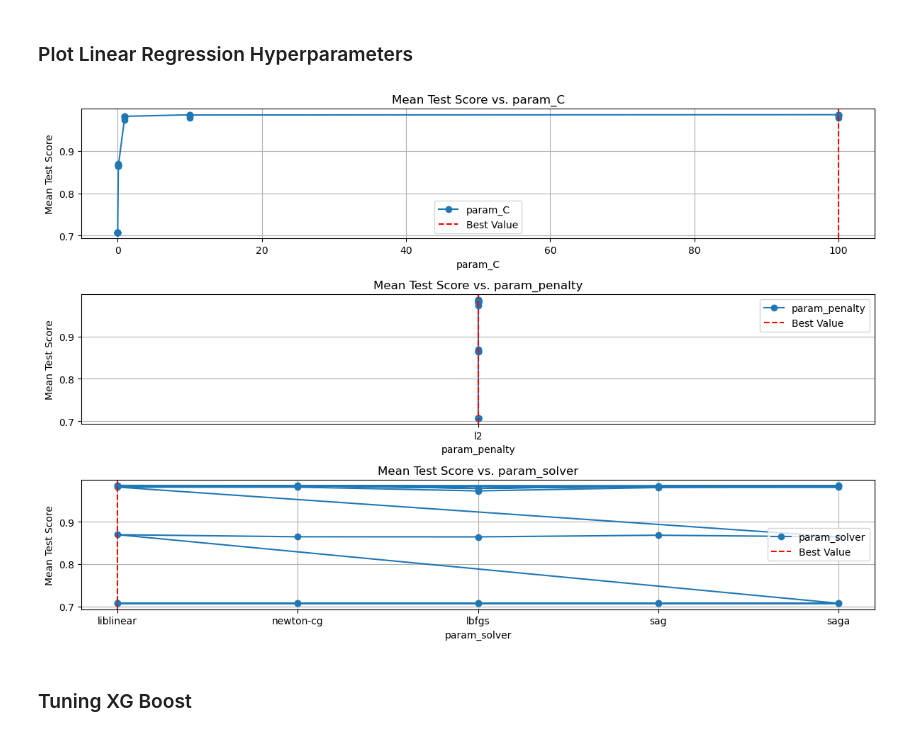
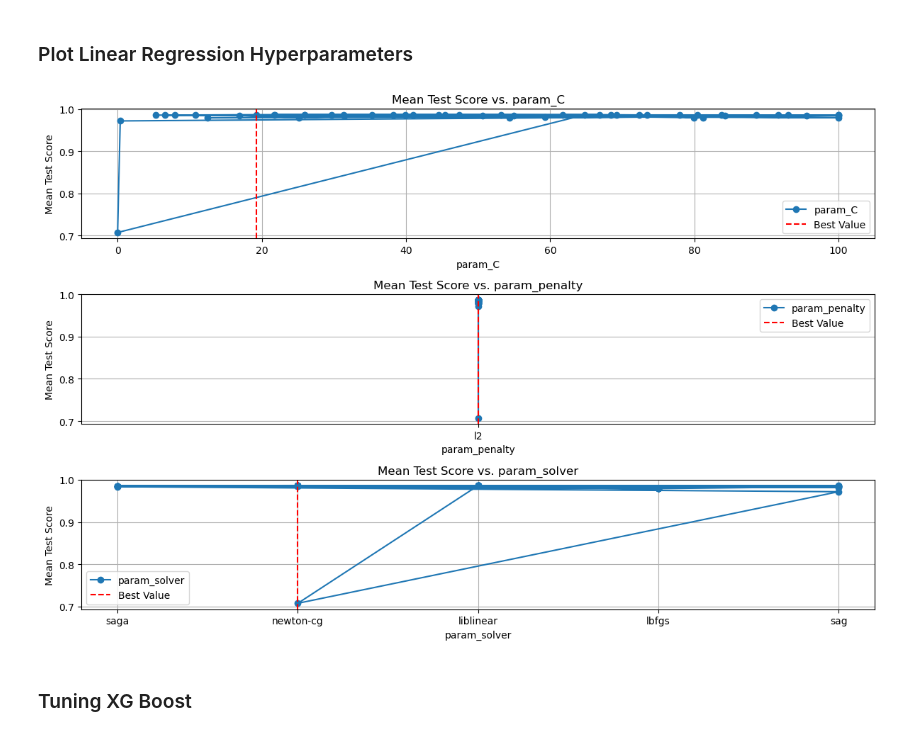
Before and after one commit to AnthonyDest/Spam-Email-Detection, a Jupyter notebook: detection.ipynb, the cells around one changed output. Saved outputs shown, nothing was run; the diff lists cells and outputs as text; code cells hidden in the pictures.

Commit message:
improve visualization

```diff
--- a/detection.ipynb
+++ b/detection.ipynb
@@ -347,32 +405,32 @@ Best parameters for Logistic Regression: {'C': 100, 'penalty': 'l2', 'solver': '
 # %%
 import pandas as pd
 import matplotlib.pyplot as plt
 
 # Convert cv_results_ to DataFrame
-cv_results_df = pd.DataFrame(lr_grid_search.cv_results_)
+cv_results_df = pd.DataFrame(lr_search.cv_results_)
 
 # Extract relevant columns
 param_columns = [col for col in cv_results_df.columns if col.startswith("param_")]
 mean_test_score = cv_results_df["mean_test_score"]
 
 # Plot the data for each hyperparameter separately
 plt.figure(figsize=(12, 8))
 for i, param_col in enumerate(param_columns):
     plt.subplot(len(param_columns), 1, i+1)
     plt.plot(cv_results_df[param_col], mean_test_score, marker='o', linestyle='-', label=param_col)
 
     # Highlight the best value
     best_index = cv_results_df["mean_test_score"].idxmax()
     best_value = cv_results_df[param_col][best_index]
     plt.axvline(x=best_value, color='r', linestyle='--', label='Best Value')
 
     plt.xlabel(param_col)
     plt.ylabel("Mean Test Score")
     plt.title("Mean Test Score vs. " + param_col)
     plt.legend()
     plt.grid(True)
 
 plt.tight_layout()
 plt.show()
 # %% [output]
-[figure, old version]
+[figure, new version]
```
Also changed, not shown: parts of 14 cells of this notebook, 2 other files.
